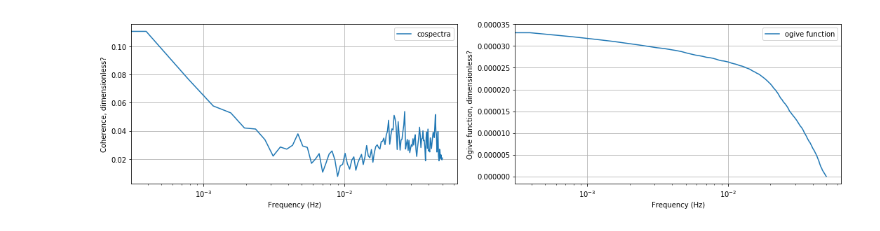
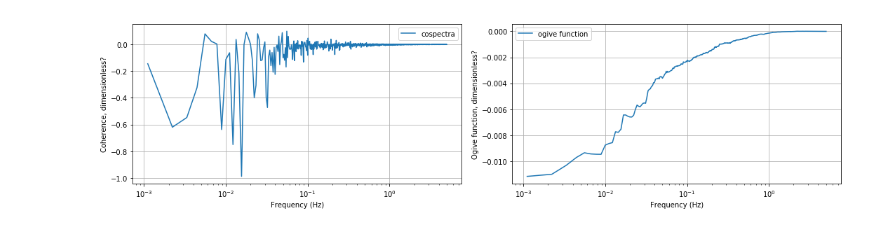
Before and after one commit to heatherguy/ICECAPS-ACE, a Jupyter notebook: DataParse/fluxtower_process.ipynb, the cells around one changed output. Drawn from its saved outputs; the diff is of its cells as text; code cells hidden in the pictures.

```diff
--- a/DataParse/fluxtower_process.ipynb
+++ b/DataParse/fluxtower_process.ipynb
@@ -19,12 +19,12 @@ from scipy.signal import medfilt, detrend, coherence, windows
 #extract_tar(dloc,extract_out,dname)
 
 # If extracted files already exist, just give the d loction:
-dpath = '/Users/heather/ICECAPS-ACE/Data/'
+dpath = '/Users/heather/ICECAPS-ACE/temp_data/home/data/'
 log_metek = '/Users/heather/ICECAPS-ACE/log_metek.txt'
 
 # Start and stop date:
-start = dt.datetime(2019,8,31,0,0)
-stop = dt.datetime(2019,9,1,0,0)
+start = dt.datetime(2019,6,1,16,0)
+stop = dt.datetime(2019,6,1,16,15)
 
 # Parse data into dataframe using the following function from fluxtower parse:
 m1,m2 = extract_metek_data(start,stop,dpath,log_metek)
@@ -179,38 +245,32 @@ noverlap = 1 # Number of points that each fft overlaps.
 # %%
-
-# Calculate the cospectral density
-# Uses linear detrend.
-# Uses boxcar (rectangular) window.
-window = windows.boxcar(m)
-f,Cxy = coherence(x, y, sf, detrend='linear', window='boxcar',noverlap=noverlap)#,nperseg=m)
 
 # Ogive
 
-n = len(Cxy)
+n = len(Csdxy)
 ogive = np.zeros(n)
-ogive[0]=(Cxy*df)[0]
+ogive[0]=(Csdxy*df)[0]
 for i in range(1,n):
     k=n-1-i
-    ogive[k]=ogive[k+1]+(Cxy*df)[k]
+    ogive[k]=ogive[k+1]+(Csdxy*df)[k]
 # %%
 
 
 fig = plt.figure(figsize=(15,4))
 ax1 = fig.add_subplot(121)
 ax1.grid(True)
-ax1.semilogx(f,Cxy,label='cospectra')
+ax1.semilogx(f,Csdxy,label='cospectra')
 ax1.set_ylabel('Coherence, dimensionless?')
 ax1.set_xlabel('Frequency (Hz)')
 ax1.legend()
 
 ax2 = fig.add_subplot(122)
 ax2.grid(True)
 ax2.semilogx(f,ogive,label='ogive function')
 ax2.set_ylabel('Ogive function, dimensionless?')
 ax2.set_xlabel('Frequency (Hz)')
 ax2.legend()
 
 #ax.set_xlim(d1,d2)
 fig.tight_layout()
 # %% [output]
-[figure, old version]
+[figure, new version]
```
Also changed, not shown: parts of 8 cells of this notebook, 7 other files.
